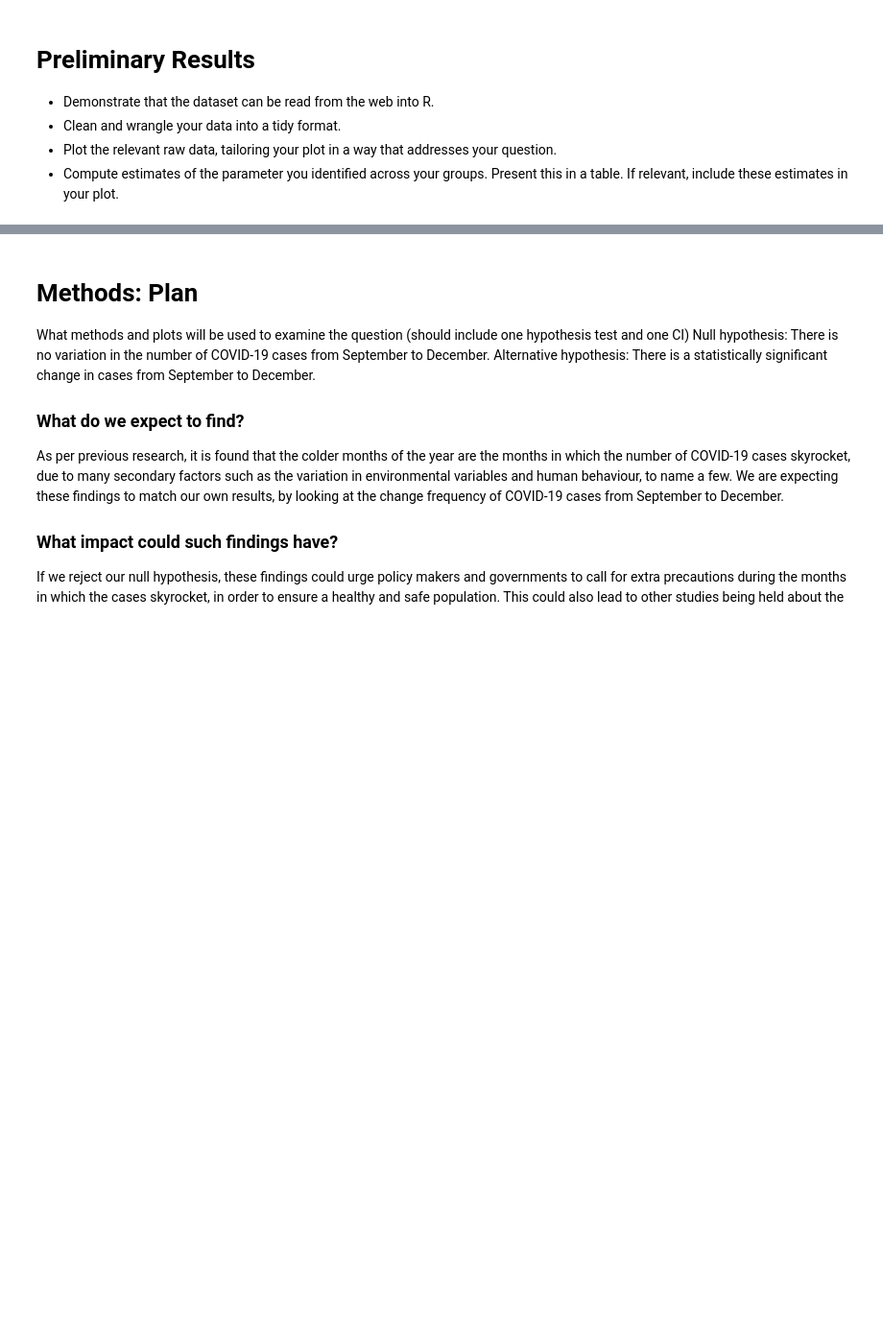
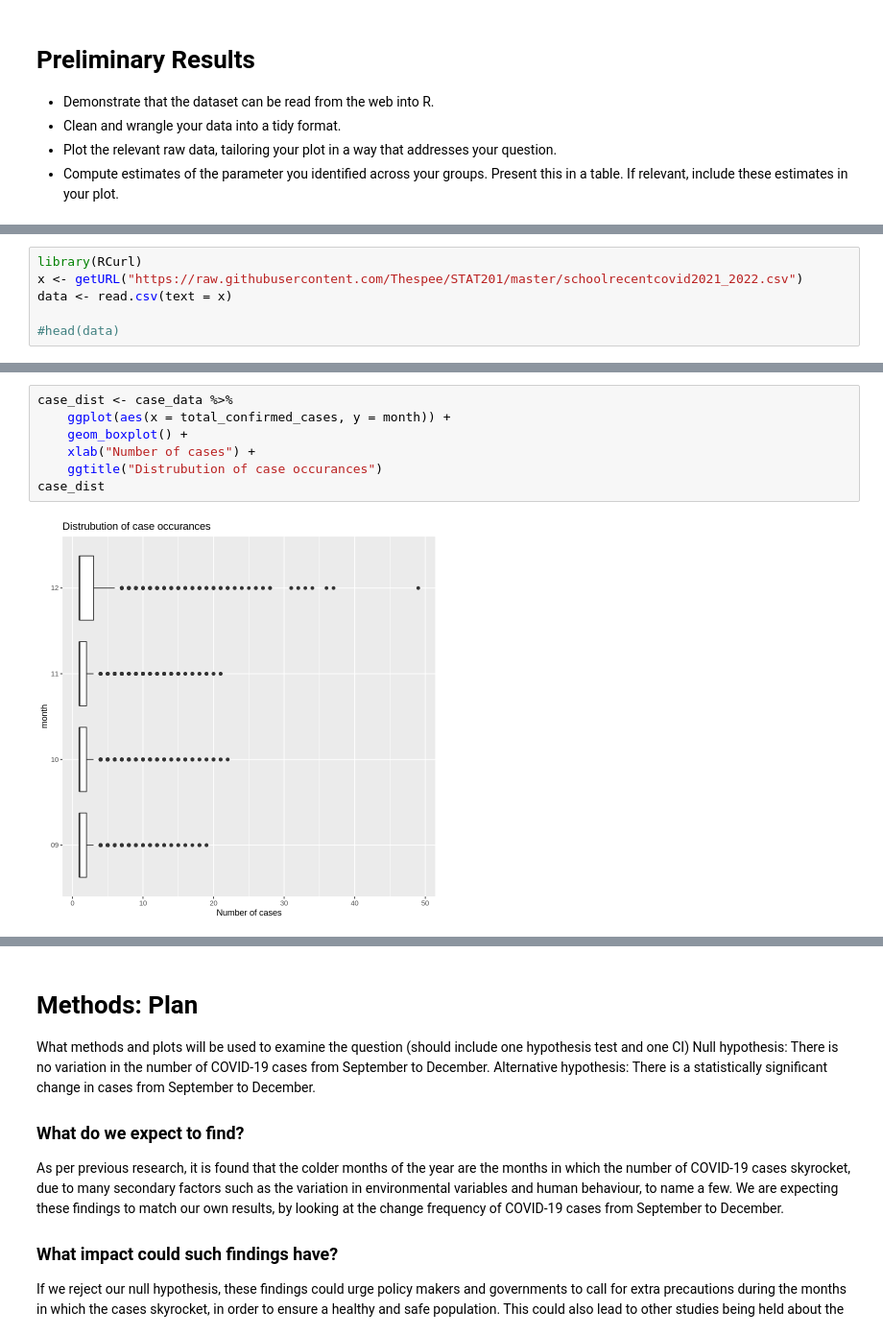
Before and after one commit to Thespee/STAT201, a Jupyter notebook: stat201.ipynb, the cells around one changed output, grey strips where cells are left out. Shown at 96% size. Cells and saved outputs as stored; diff of their text form; blank space fills up the shorter version.

```diff
--- a/stat201.ipynb
+++ b/stat201.ipynb
@@ -59,0 +60,6 @@ case_dist
+# %%
+library(RCurl)
+x <- getURL("https://raw.githubusercontent.com/Thespee/STAT201/master/schoolrecentcovid2021_2022.csv")
+data <- read.csv(text = x)
+
+#head(data)
@@ -59,0 +105,9 @@ case_dist
+# %%
+case_dist <- case_data %>%
+    ggplot(aes(x = total_confirmed_cases, y = month)) +
+    geom_boxplot() +
+    xlab("Number of cases") +
+    ggtitle("Distrubution of case occurances")
+case_dist
+# %% [output]
+[figure, added]
```
Also changed, not shown: parts of 10 cells of this notebook.
